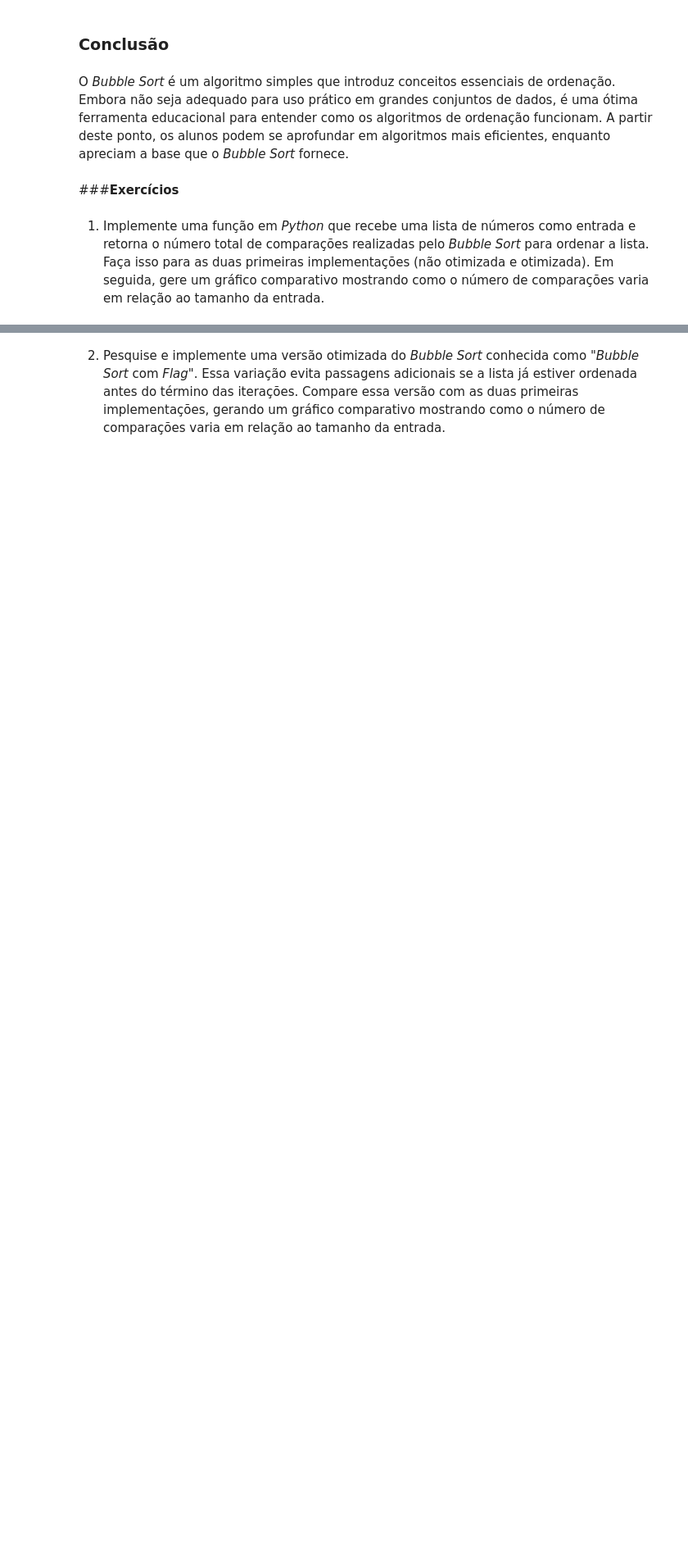
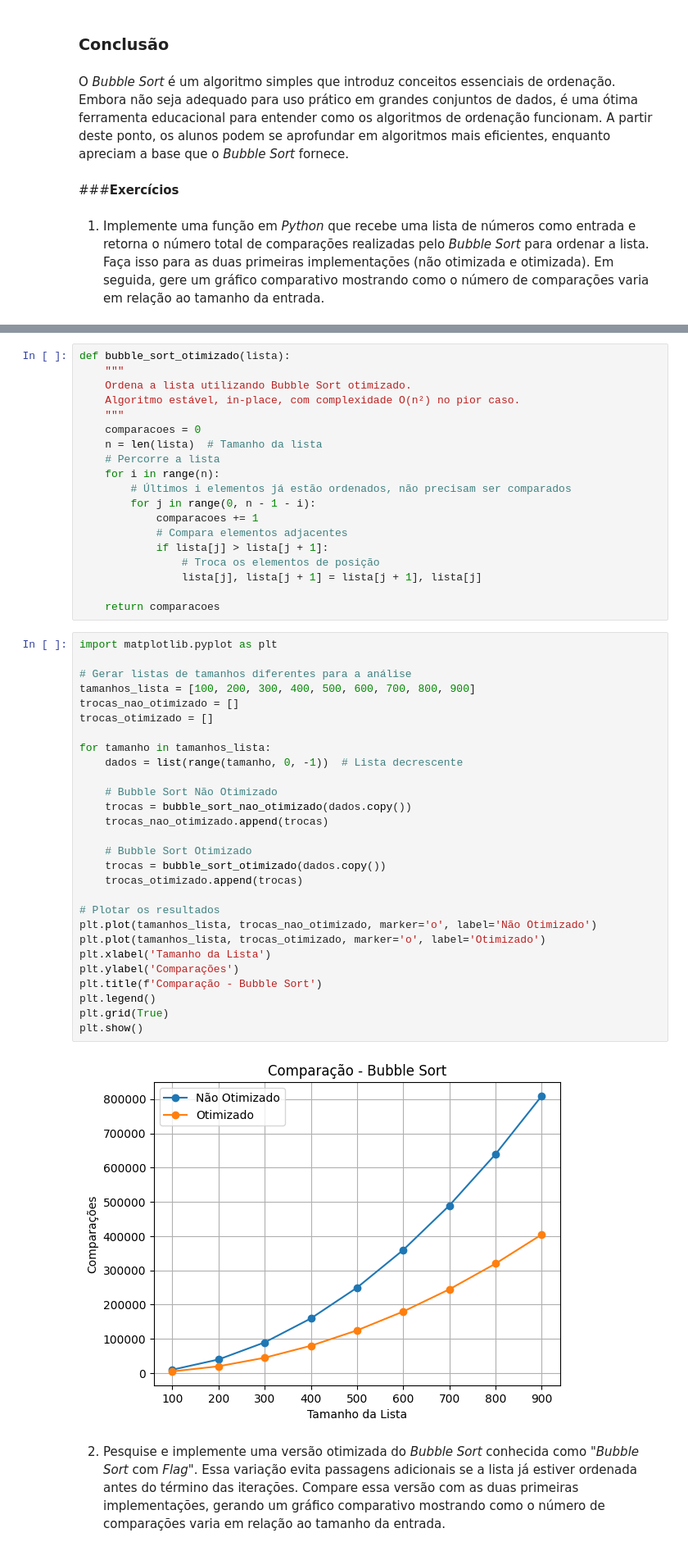
Before and after one commit to tiagopessoalima/ED1, a Jupyter notebook: Semana_02_(ED1).ipynb, the cells around one changed output, grey strips where cells are left out. Shown at 82% size. Saved outputs shown, nothing was run; the diff lists cells and outputs as text; blank space fills up the shorter version.

```diff
--- a/Semana_02_(ED1).ipynb
+++ b/Semana_02_(ED1).ipynb
@@ -308,2 +325,51 @@ O *Bubble Sort* é um algoritmo simples que introduz conceitos essenciais de ord
+# %%
+def bubble_sort_otimizado(lista):
+    """
+    Ordena a lista utilizando Bubble Sort otimizado.
+    Algoritmo estável, in-place, com complexidade O(n²) no pior caso.
+    """
+    comparacoes = 0
+    n = len(lista)  # Tamanho da lista
+    # Percorre a lista
+    for i in range(n):
+        # Últimos i elementos já estão ordenados, não precisam ser comparados
+        for j in range(0, n - 1 - i):
+            comparacoes += 1
+            # Compara elementos adjacentes
+            if lista[j] > lista[j + 1]:
+                # Troca os elementos de posição
+                lista[j], lista[j + 1] = lista[j + 1], lista[j]
+
+    return comparacoes
+# %%
+import matplotlib.pyplot as plt
+
+# Gerar listas de tamanhos diferentes para a análise
+tamanhos_lista = [100, 200, 300, 400, 500, 600, 700, 800, 900]
+trocas_nao_otimizado = []
+trocas_otimizado = []
+
+for tamanho in tamanhos_lista:
+    dados = list(range(tamanho, 0, -1))  # Lista decrescente
+
+    # Bubble Sort Não Otimizado
+    trocas = bubble_sort_nao_otimizado(dados.copy())
+    trocas_nao_otimizado.append(trocas)
+
+    # Bubble Sort Otimizado
+    trocas = bubble_sort_otimizado(dados.copy())
+    trocas_otimizado.append(trocas)
+
+# Plotar os resultados
+plt.plot(tamanhos_lista, trocas_nao_otimizado, marker='o', label='Não Otimizado')
+plt.plot(tamanhos_lista, trocas_otimizado, marker='o', label='Otimizado')
+plt.xlabel('Tamanho da Lista')
+plt.ylabel('Comparações')
+plt.title(f'Comparação - Bubble Sort')
+plt.legend()
+plt.grid(True)
+plt.show()
+# %% [output]
+[figure, added]
 # %% [markdown]
 2. Pesquise e implemente uma versão otimizada do *Bubble Sort* conhecida como "*Bubble Sort* com *Flag*". Essa variação evita passagens adicionais se a lista já estiver ordenada antes do término das iterações. Compare essa versão com as duas primeiras implementações, gerando um gráfico comparativo mostrando como o número de comparações varia em relação ao tamanho da entrada.
```
Also changed, not shown: parts of 2 cells of this notebook.
